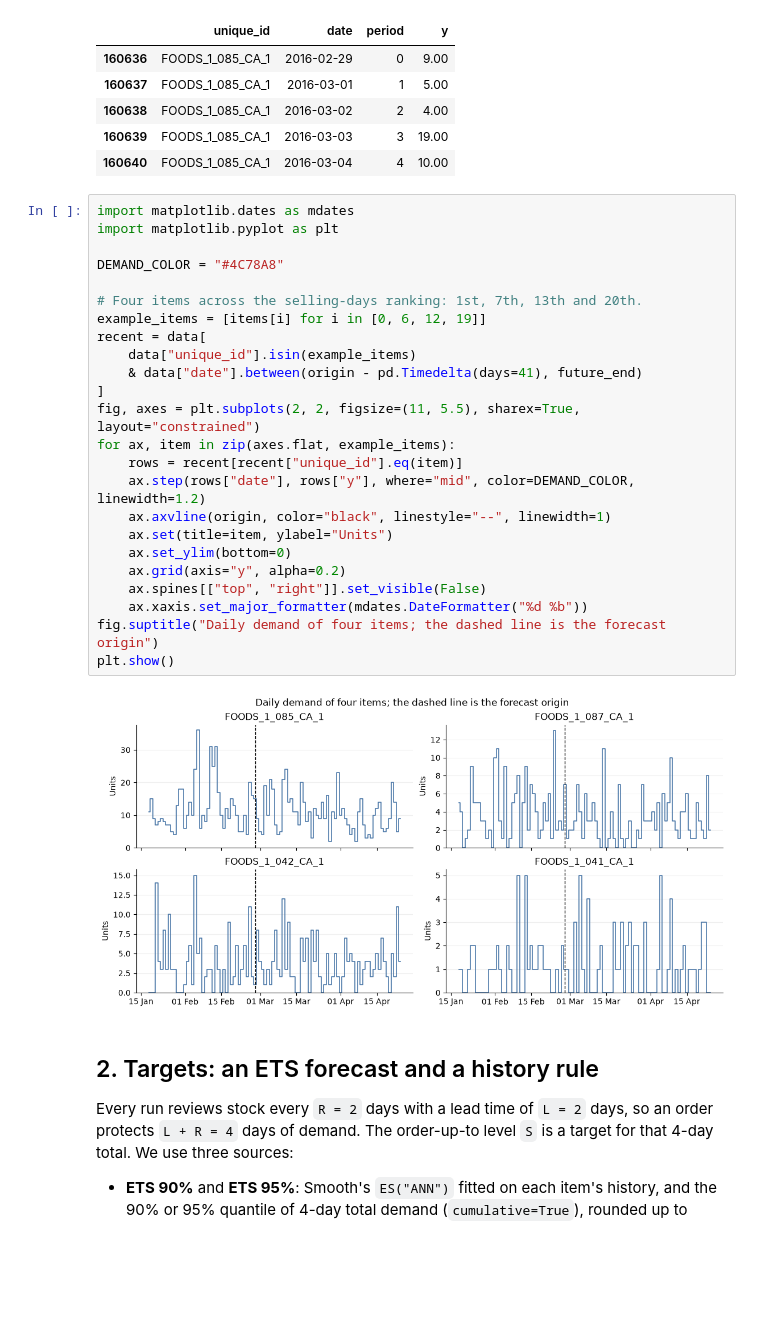
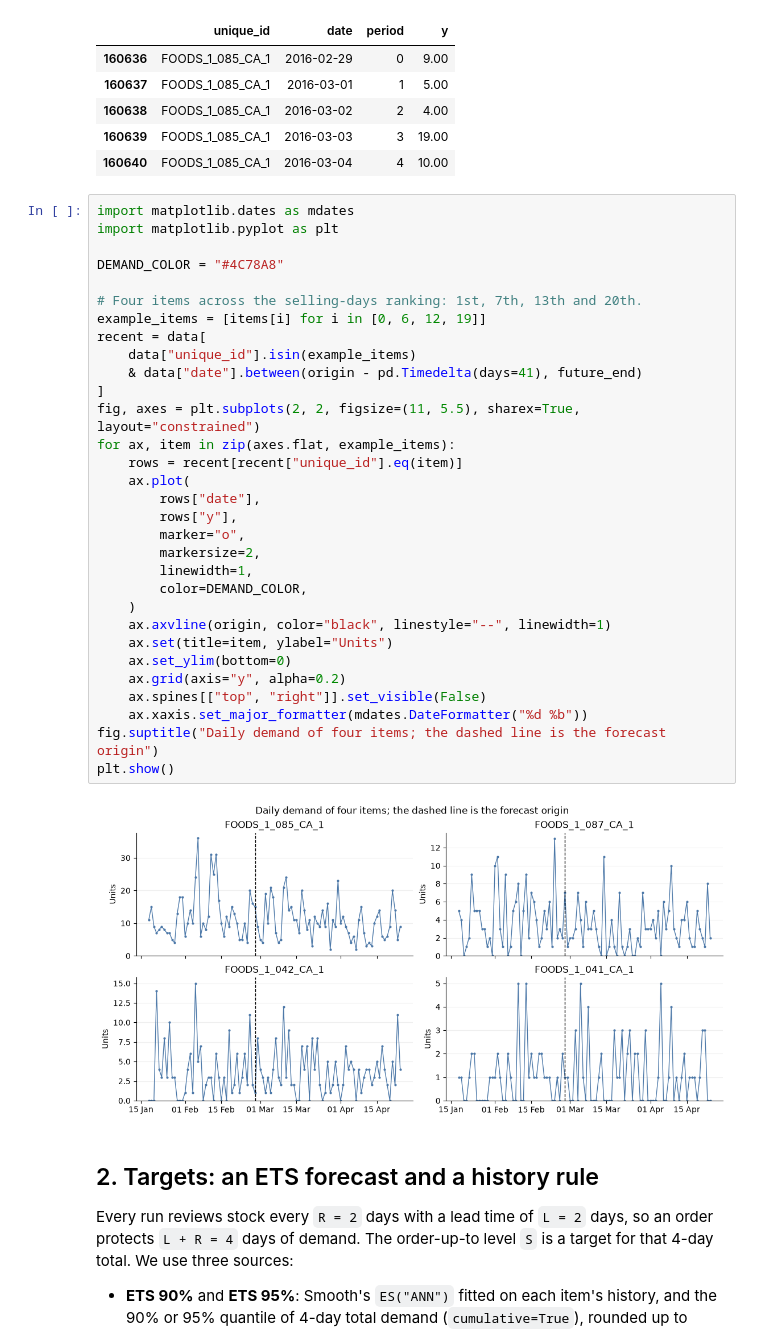
Before and after one commit to FilTheo/stockcast, a Jupyter notebook: examples/notebooks/07_m5_fifo_perishable_scenario.ipynb, the cells around one changed output. Saved outputs shown, nothing was run; the diff lists cells and outputs as text; blank space fills up the shorter version.

Commit message:
Notebook 07: draw daily demand as a line with markers, not steps
Co-Authored-By: Claude Opus 5.5 <noreply@anthropic.com>

```diff
--- a/examples/notebooks/07_m5_fifo_perishable_scenario.ipynb
+++ b/examples/notebooks/07_m5_fifo_perishable_scenario.ipynb
@@ -55,29 +55,36 @@ demand[demand["unique_id"].eq(items[0])].head()
 # %%
 import matplotlib.dates as mdates
 import matplotlib.pyplot as plt
 
 DEMAND_COLOR = "#4C78A8"
 
 # Four items across the selling-days ranking: 1st, 7th, 13th and 20th.
 example_items = [items[i] for i in [0, 6, 12, 19]]
 recent = data[
     data["unique_id"].isin(example_items)
     & data["date"].between(origin - pd.Timedelta(days=41), future_end)
 ]
 fig, axes = plt.subplots(2, 2, figsize=(11, 5.5), sharex=True, layout="constrained")
 for ax, item in zip(axes.flat, example_items):
     rows = recent[recent["unique_id"].eq(item)]
-    ax.step(rows["date"], rows["y"], where="mid", color=DEMAND_COLOR, linewidth=1.2)
+    ax.plot(
+        rows["date"],
+        rows["y"],
+        marker="o",
+        markersize=2,
+        linewidth=1,
+        color=DEMAND_COLOR,
+    )
     ax.axvline(origin, color="black", linestyle="--", linewidth=1)
     ax.set(title=item, ylabel="Units")
     ax.set_ylim(bottom=0)
     ax.grid(axis="y", alpha=0.2)
     ax.spines[["top", "right"]].set_visible(False)
     ax.xaxis.set_major_formatter(mdates.DateFormatter("%d %b"))
 fig.suptitle("Daily demand of four items; the dashed line is the forecast origin")
 plt.show()
 # %% [output]
-[figure, old version]
+[figure, new version]
 # %% [markdown]
 ## 2. Targets: an ETS forecast and a history rule
 
```
